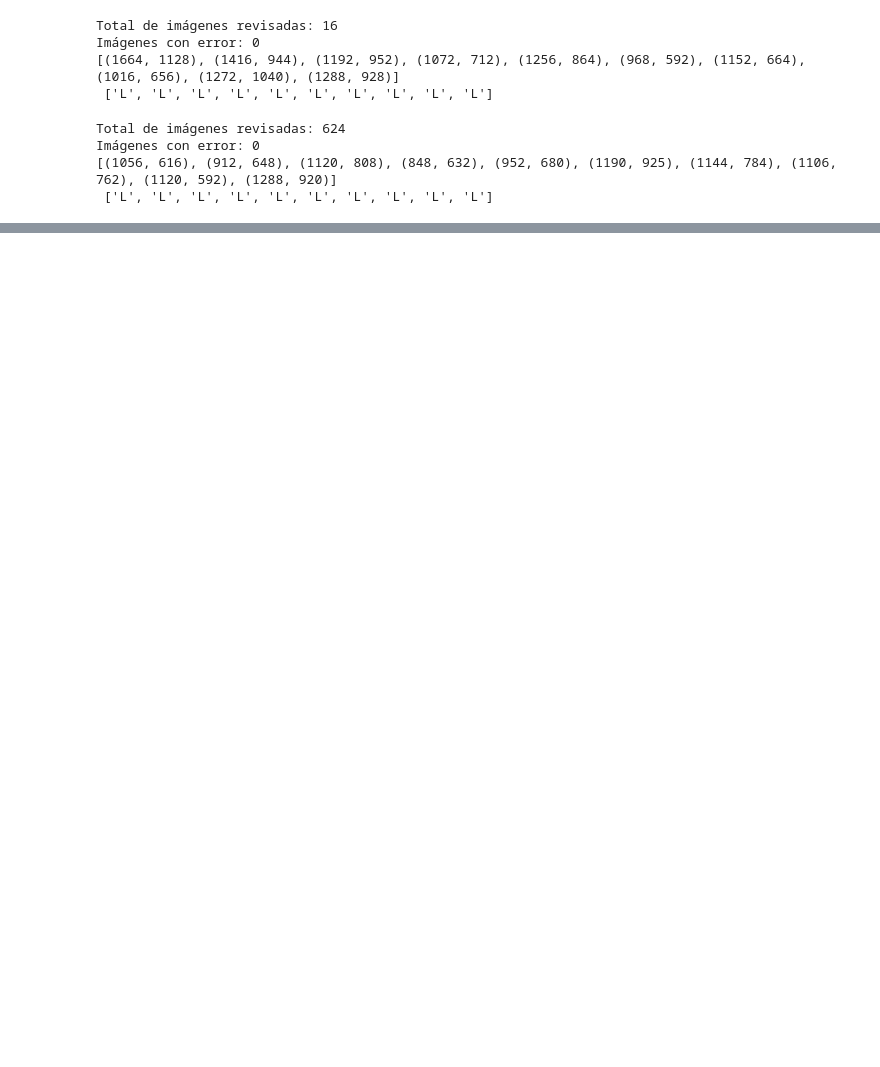
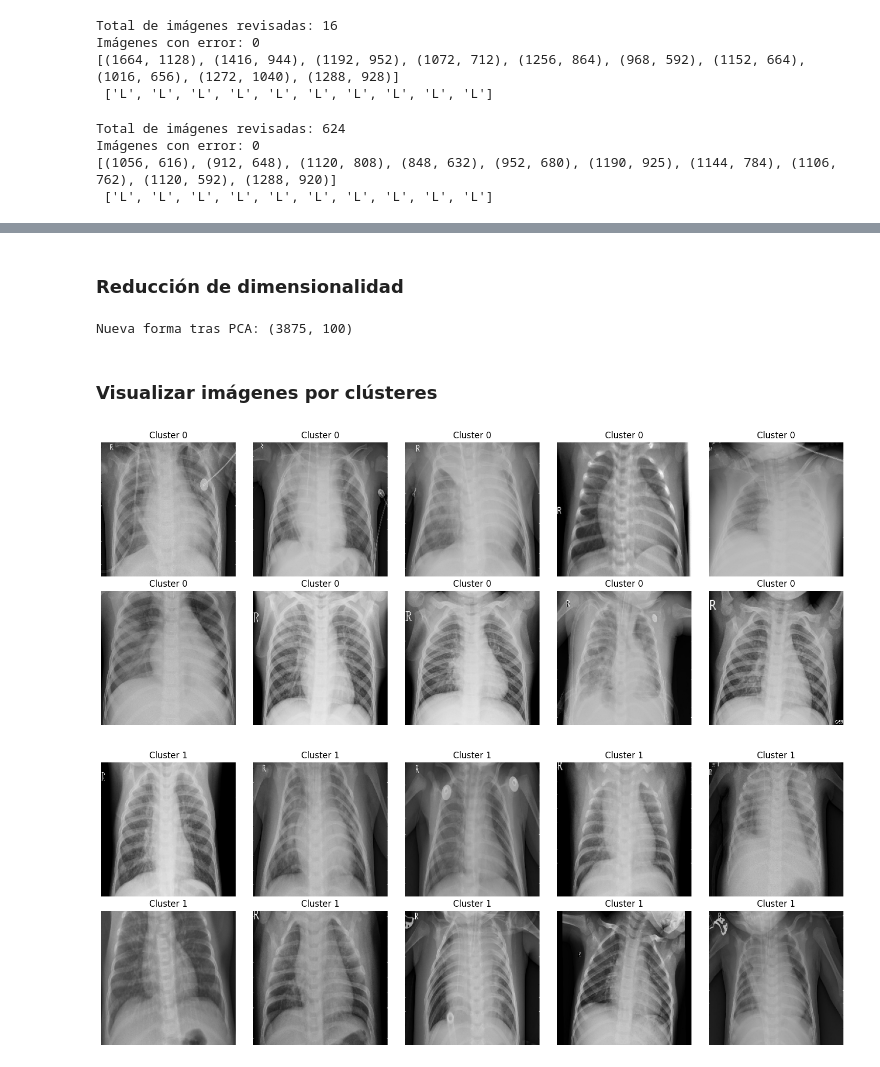
Before and after one commit to quirogaez/capstone, a Jupyter notebook: notebooks/01_EDA.ipynb, the cells around one changed output, grey strips where cells are left out. Cells and saved outputs as stored; diff of their text form; code cells hidden in the pictures; blank space fills up the shorter version.

```diff
--- a/notebooks/01_EDA.ipynb
+++ b/notebooks/01_EDA.ipynb
@@ -243,0 +281,36 @@ print("Forma aplanada:", X_pneumonia_flat[0].shape)
+# %% [markdown]
+### **Reducción de dimensionalidad**
+# %%
+# Reducir a n dimensiones
+pca = PCA(n_components = 100, random_state = 42)
+X_pneumonia_pca = pca.fit_transform(X_pneumonia_flat)
+
+print("Nueva forma tras PCA:", X_pneumonia_pca.shape)
+# %% [output]
+Nueva forma tras PCA: (3875, 100)
+# %%
+# Dos clústeres para los tipos de neumonía: viral y bacteriana)
+kmeans = KMeans(n_clusters = 2, random_state = 42)
+clusters = kmeans.fit_predict(X_pneumonia_pca)
+# %% [markdown]
+### **Visualizar imágenes por clústeres**
+# %%
+def mostrar_imagenes_por_cluster(imagenes, cluster_labels, cluster_id, cantidad = 10):
+    indices = np.where(cluster_labels == cluster_id)[0]
+    seleccionadas = np.random.choice(indices, min(cantidad, len(indices)), replace = False)
+
+    plt.figure(figsize = (15, 6))
+    for i, idx in enumerate(seleccionadas):
+        plt.subplot(2, 5, i + 1)
+        plt.imshow(imagenes[idx])
+        plt.title(f"Cluster {cluster_id}")
+        plt.axis("off")
+    plt.tight_layout()
+    plt.show()
+
+# Mostrar imágenes del cluster 0 y 1
+mostrar_imagenes_por_cluster(X_pneumonia, clusters, cluster_id = 0)
+mostrar_imagenes_por_cluster(X_pneumonia, clusters, cluster_id = 1)
+# %% [output]
+[figure, added]
+[figure, added]
```
Also changed, not shown: parts of 30 cells of this notebook.
